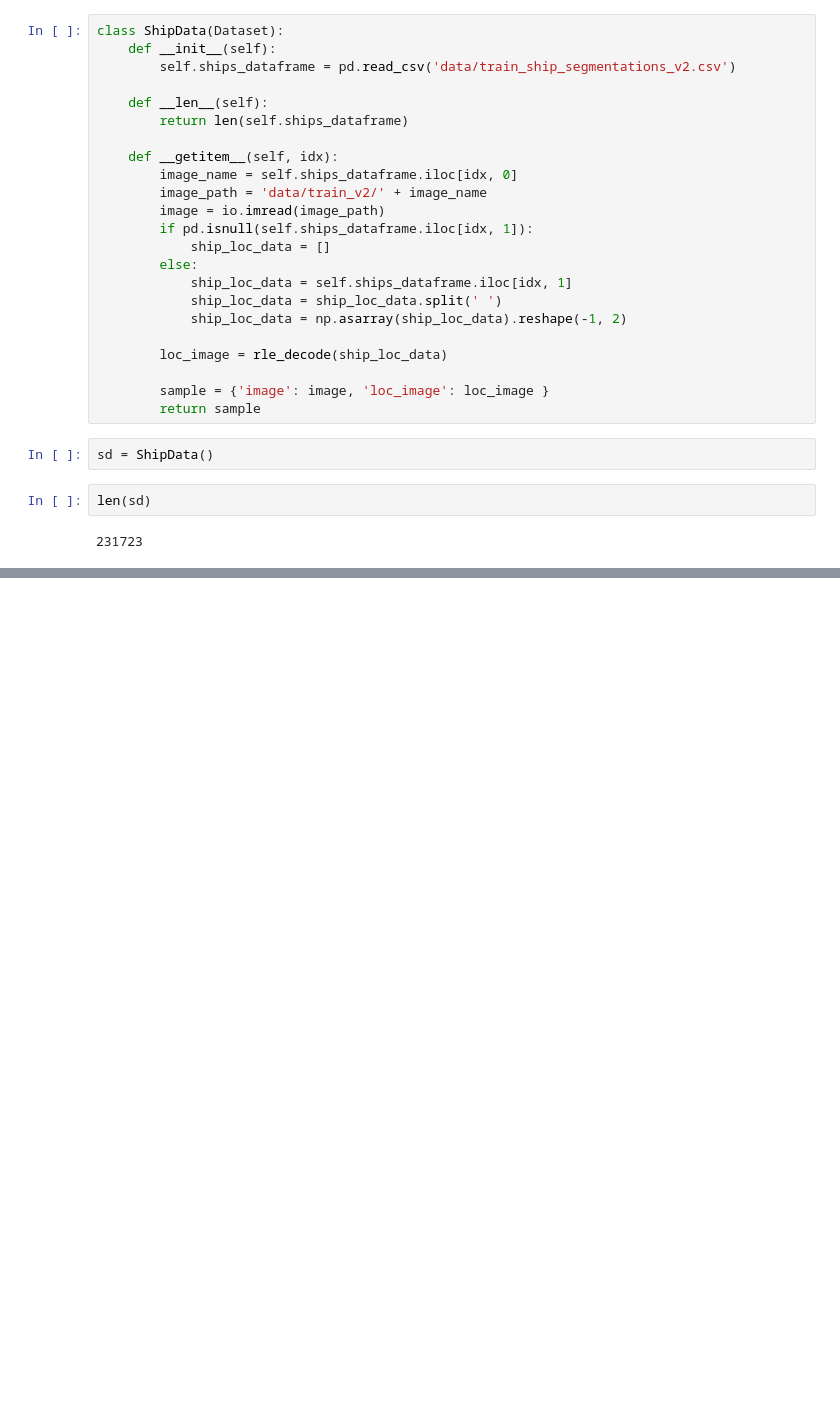
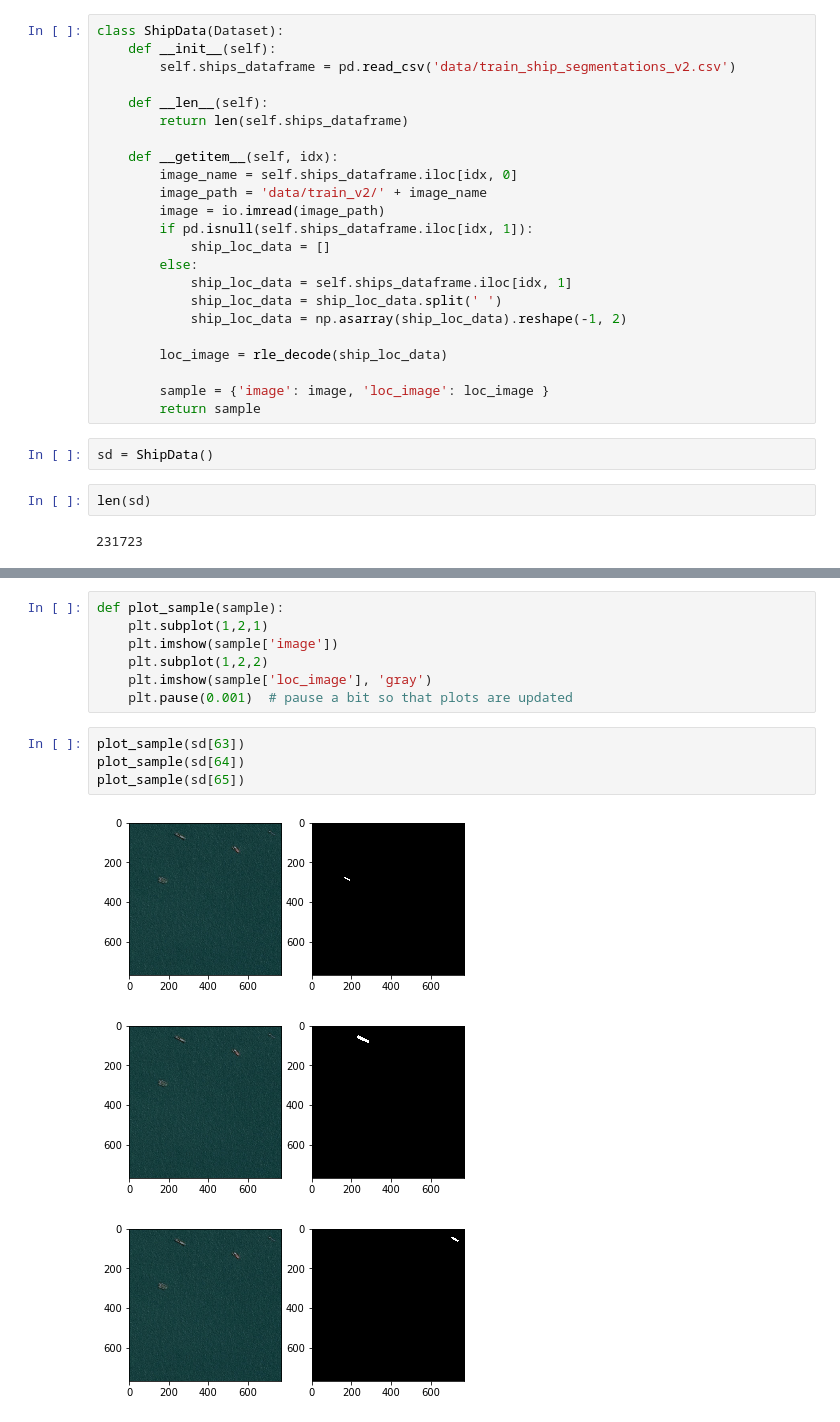
Before and after one commit to tetolab/shipdet, a Jupyter notebook: shipdet.ipynb, the cells around one changed output, grey strips where cells are left out. Saved outputs shown, nothing was run; the diff lists cells and outputs as text; blank space fills up the shorter version.

```diff
--- a/shipdet.ipynb
+++ b/shipdet.ipynb
@@ -122,0 +131,15 @@ array([[0., 0., 0., ..., 0., 0., 0.],
+# %%
+def plot_sample(sample):
+    plt.subplot(1,2,1)
+    plt.imshow(sample['image'])
+    plt.subplot(1,2,2)
+    plt.imshow(sample['loc_image'], 'gray')
+    plt.pause(0.001)  # pause a bit so that plots are updated
+# %%
+plot_sample(sd[63])
+plot_sample(sd[64])
+plot_sample(sd[65])
+# %% [output]
+[figure, added]
+[figure, added]
+[figure, added]
```
Also changed, not shown: parts of 3 cells of this notebook.
